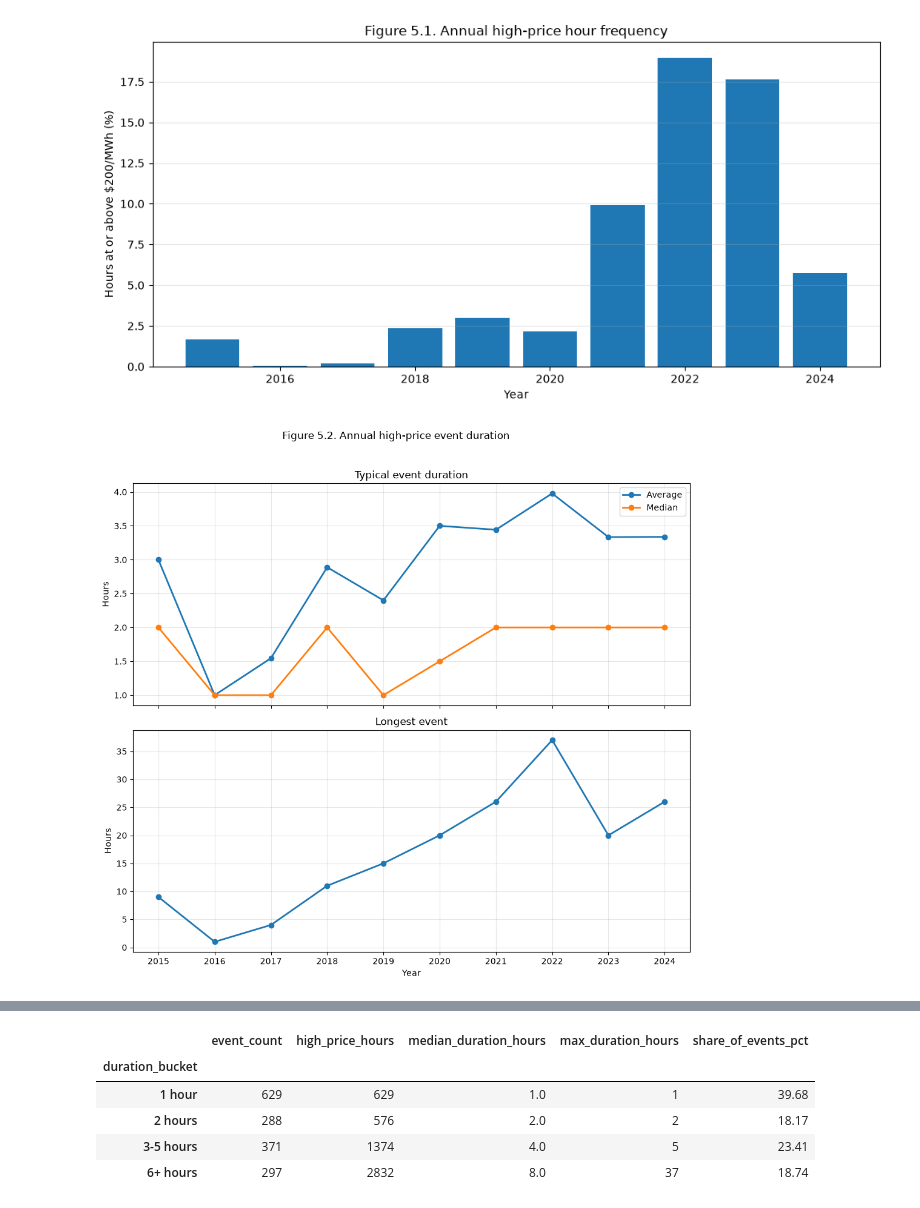
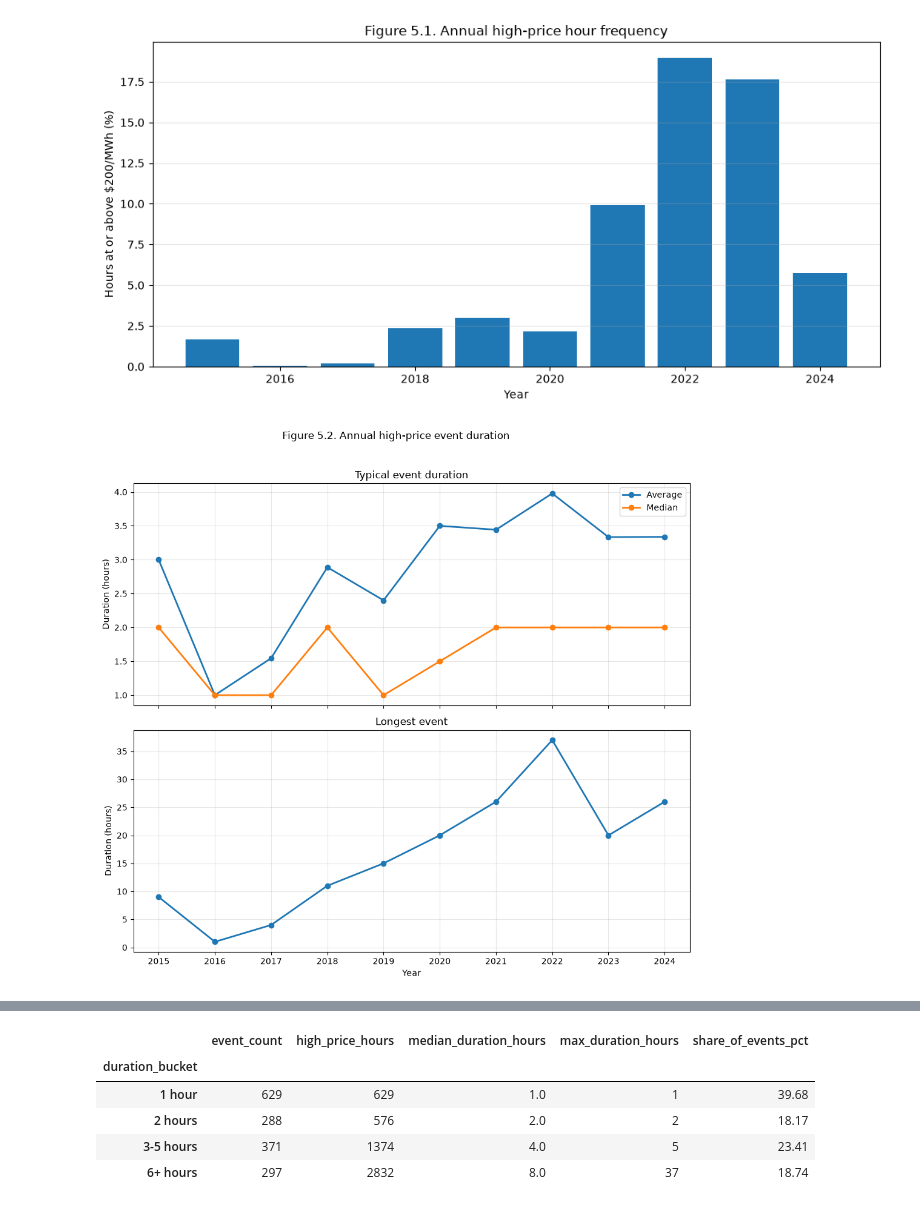
Before and after one commit to bhasein/alberta_power_markets_project, a Jupyter notebook: notebooks/01_Understanding_the_Alberta_Electricity_Market.ipynb, the cells around one changed output, grey strips where cells are left out. Drawn from its saved outputs; the diff is of its cells as text; code cells hidden in the pictures.

```diff
--- a/notebooks/01_Understanding_the_Alberta_Electricity_Market.ipynb
+++ b/notebooks/01_Understanding_the_Alberta_Electricity_Market.ipynb
@@ -2044,9 +2052,46 @@ plt.show()
 # Visualize annual high-price event duration
 # ---------------------------------------------------------------------
 
+# Build consecutive high-price events
+high_price_events = (
+    pd.DataFrame({
+        "timestamp_utc": master["timestamp_utc"],
+        "year_alberta": master["year_alberta"],
+        "high_price_event": high_price_event.astype(bool),
+    })
+    .sort_values("timestamp_utc")
+    .reset_index(drop=True)
+)
+
+run_id = (
+    high_price_events["high_price_event"]
+    .ne(high_price_events["high_price_event"].shift(fill_value=False))
+    .cumsum()
+)
+
+high_price_runs = (
+    high_price_events.loc[high_price_events["high_price_event"]]
+    .assign(run_id=run_id[high_price_events["high_price_event"]].to_numpy())
+    .groupby("run_id")
+    .agg(
+        start_year_alberta=("year_alberta", "first"),
+        duration_hours=("timestamp_utc", "size"),
+    )
+)
+
+annual_event_duration = (
+    high_price_runs
+    .groupby("start_year_alberta")
+    .agg(
+        average_duration_hours=("duration_hours", "mean"),
+        median_duration_hours=("duration_hours", "median"),
+        maximum_duration_hours=("duration_hours", "max"),
+    )
+)
+
 fig, axes = plt.subplots(
-    nrows=2,
-    ncols=1,
+    2,
+    1,
     figsize=(10, 9),
     sharex=True,
 )
@@ -2057,7 +2102,7 @@ fig.suptitle(
 )
 
 # ---------------------------------------------------------------------
-# Typical event duration
+# Average and median duration
 # ---------------------------------------------------------------------
 
 axes[0].plot(
@@ -2071,37 +2116,37 @@ axes[0].plot(
 axes[0].plot(
     annual_event_duration.index,
     annual_event_duration["median_duration_hours"],
     marker="o",
     linewidth=2,
     label="Median",
 )
 
 axes[0].set_title("Typical event duration")
-axes[0].set_ylabel("Hours")
+axes[0].set_ylabel("Duration (hours)")
 axes[0].legend()
 axes[0].grid(alpha=0.3)
 
 # ---------------------------------------------------------------------
-# Longest event each year
+# Maximum duration
 # ---------------------------------------------------------------------
 
 axes[1].plot(
     annual_event_duration.index,
     annual_event_duration["maximum_duration_hours"],
     marker="o",
     linewidth=2,
 )
 
 axes[1].set_title("Longest event")
 axes[1].set_xlabel("Year")
-axes[1].set_ylabel("Hours")
+axes[1].set_ylabel("Duration (hours)")
 axes[1].set_xticks(annual_event_duration.index)
 axes[1].grid(alpha=0.3)
 
 plt.tight_layout()
 plt.show()
 # %% [output]
-[figure, old version]
+[figure, new version]
 # %% [markdown]
 #### High-Price Hour Definition and Base Rate
 
```
Also changed, not shown: parts of 15 cells of this notebook.
